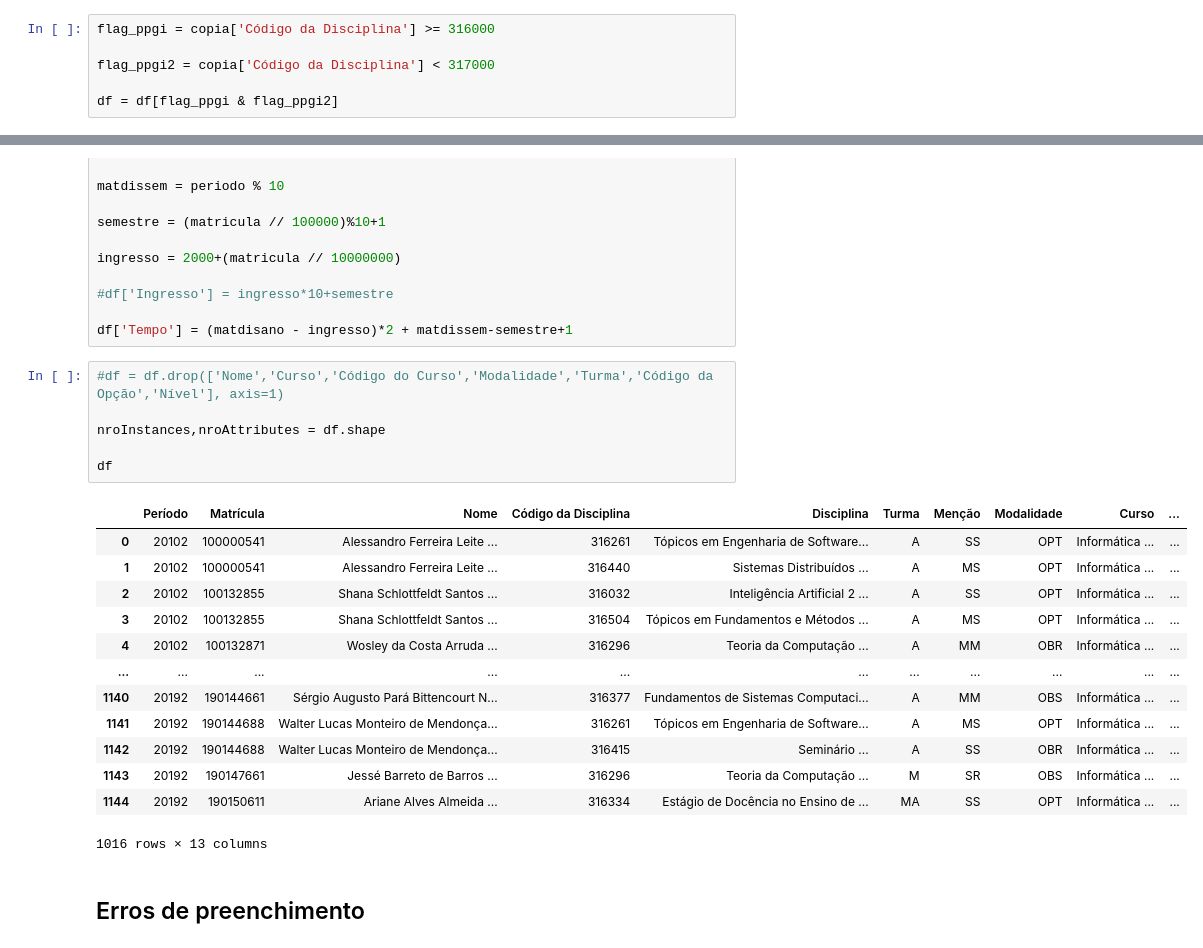
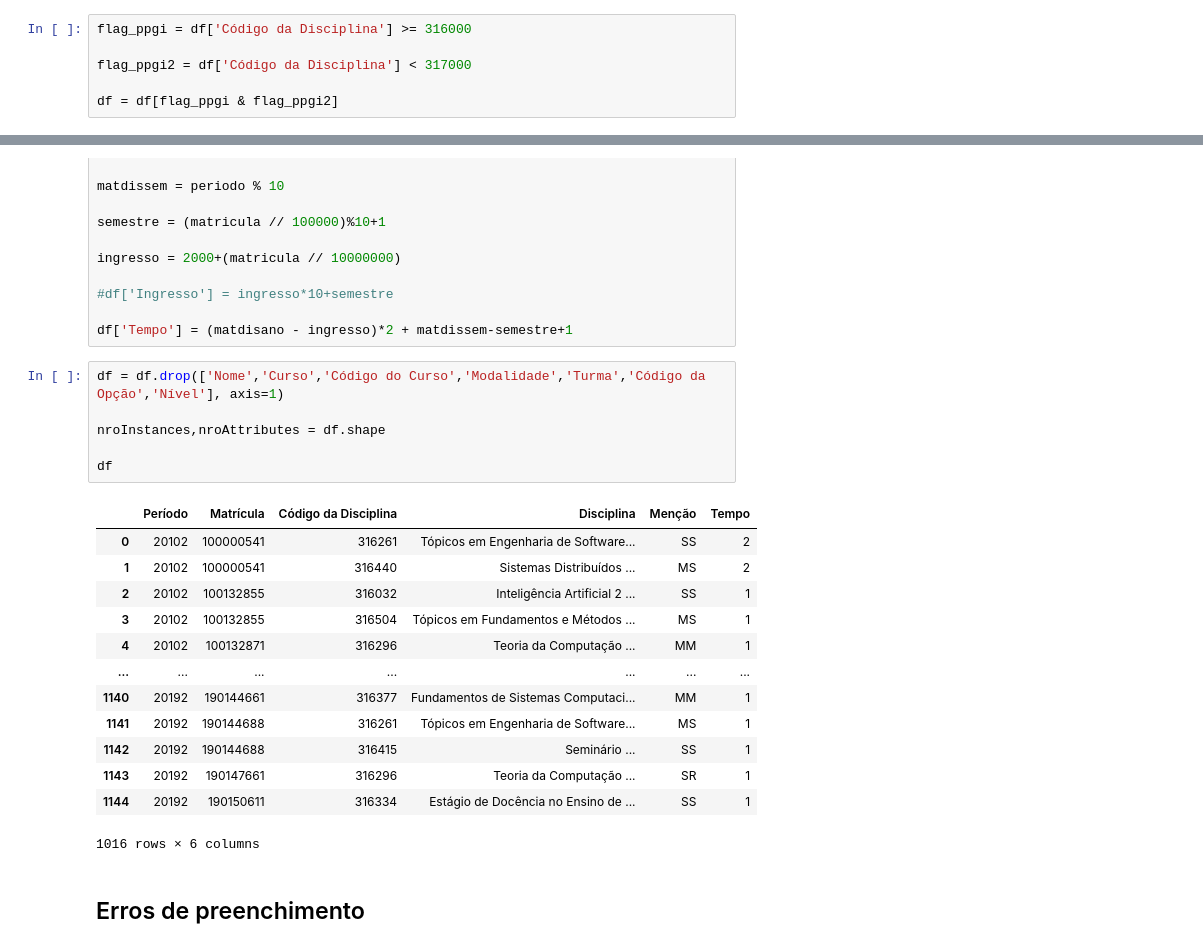
Before and after one commit to viniciusrpb/visualanalysis_ppgi, a Jupyter notebook: analysis_ppgi.ipynb, the cells around one changed output, grey strips where cells are left out. Saved outputs shown, nothing was run; the diff lists cells and outputs as text.

```diff
--- a/analysis_ppgi.ipynb
+++ b/analysis_ppgi.ipynb
@@ -15,9 +15,9 @@ df = pd.read_csv('data/hist_ppgi.csv', sep=';',encoding='latin-1')
 # %% [markdown]
 ## Remover as disciplinas que não são relevantes no PPGI
 # %%
-flag_ppgi = copia['Código da Disciplina'] >= 316000
+flag_ppgi = df['Código da Disciplina'] >= 316000
 
-flag_ppgi2 = copia['Código da Disciplina'] < 317000
+flag_ppgi2 = df['Código da Disciplina'] < 317000
 
 df = df[flag_ppgi & flag_ppgi2]
 # %% [markdown]
@@ -39,25 +39,25 @@ ingresso = 2000+(matricula // 10000000)
 
 df['Tempo'] = (matdisano - ingresso)*2 + matdissem-semestre+1
 # %%
-#df = df.drop(['Nome','Curso','Código do Curso','Modalidade','Turma','Código da Opção','Nível'], axis=1)
+df = df.drop(['Nome','Curso','Código do Curso','Modalidade','Turma','Código da Opção','Nível'], axis=1)
 
 nroInstances,nroAttributes = df.shape
 
 df
 # %% [output]
-|  | Período | Matrícula | Nome | Código da Disciplina | Disciplina | Turma | Menção | Modalidade | Curso | ... |
-| 0 | 20102 | 100000541 | Alessandro Ferreira Leite ... | 316261 | Tópicos em Engenharia de Software... | A | SS | OPT | Informática ... | ... |
-| 1 | 20102 | 100000541 | Alessandro Ferreira Leite ... | 316440 | Sistemas Distribuídos ... | A | MS | OPT | Informática ... | ... |
-| 2 | 20102 | 100132855 | Shana Schlottfeldt Santos ... | 316032 | Inteligência Artificial 2 ... | A | SS | OPT | Informática ... | ... |
-| 3 | 20102 | 100132855 | Shana Schlottfeldt Santos ... | 316504 | Tópicos em Fundamentos e Métodos ... | A | MS | OPT | Informática ... | ... |
-| 4 | 20102 | 100132871 | Wosley da Costa Arruda ... | 316296 | Teoria da Computação ... | A | MM | OBR | Informática ... | ... |
-| ... | ... | ... | ... | ... | ... | ... | ... | ... | ... | ... |
-| 1140 | 20192 | 190144661 | Sérgio Augusto Pará Bittencourt N... | 316377 | Fundamentos de Sistemas Computaci... | A | MM | OBS | Informática ... | ... |
-| 1141 | 20192 | 190144688 | Walter Lucas Monteiro de Mendonça... | 316261 | Tópicos em Engenharia de Software... | A | MS | OPT | Informática ... | ... |
-| 1142 | 20192 | 190144688 | Walter Lucas Monteiro de Mendonça... | 316415 | Seminário ... | A | SS | OBR | Informática ... | ... |
-| 1143 | 20192 | 190147661 | Jessé Barreto de Barros ... | 316296 | Teoria da Computação ... | M | SR | OBS | Informática ... | ... |
-| 1144 | 20192 | 190150611 | Ariane Alves Almeida ... | 316334 | Estágio de Docência no Ensino de ... | MA | SS | OPT | Informática ... | ... |
+|  | Período | Matrícula | Código da Disciplina | Disciplina | Menção | Tempo |
+| 0 | 20102 | 100000541 | 316261 | Tópicos em Engenharia de Software... | SS | 2 |
+| 1 | 20102 | 100000541 | 316440 | Sistemas Distribuídos ... | MS | 2 |
+| 2 | 20102 | 100132855 | 316032 | Inteligência Artificial 2 ... | SS | 1 |
+| 3 | 20102 | 100132855 | 316504 | Tópicos em Fundamentos e Métodos ... | MS | 1 |
+| 4 | 20102 | 100132871 | 316296 | Teoria da Computação ... | MM | 1 |
+| ... | ... | ... | ... | ... | ... | ... |
+| 1140 | 20192 | 190144661 | 316377 | Fundamentos de Sistemas Computaci... | MM | 1 |
+| 1141 | 20192 | 190144688 | 316261 | Tópicos em Engenharia de Software... | MS | 1 |
+| 1142 | 20192 | 190144688 | 316415 | Seminário ... | SS | 1 |
+| 1143 | 20192 | 190147661 | 316296 | Teoria da Computação ... | SR | 1 |
+| 1144 | 20192 | 190150611 | 316334 | Estágio de Docência no Ensino de ... | SS | 1 |
-1016 rows × 13 columns
+1016 rows × 6 columns
 # %% [markdown]
 ## Erros de preenchimento
 # %%
```
Also changed, not shown: parts of 2 cells of this notebook.
